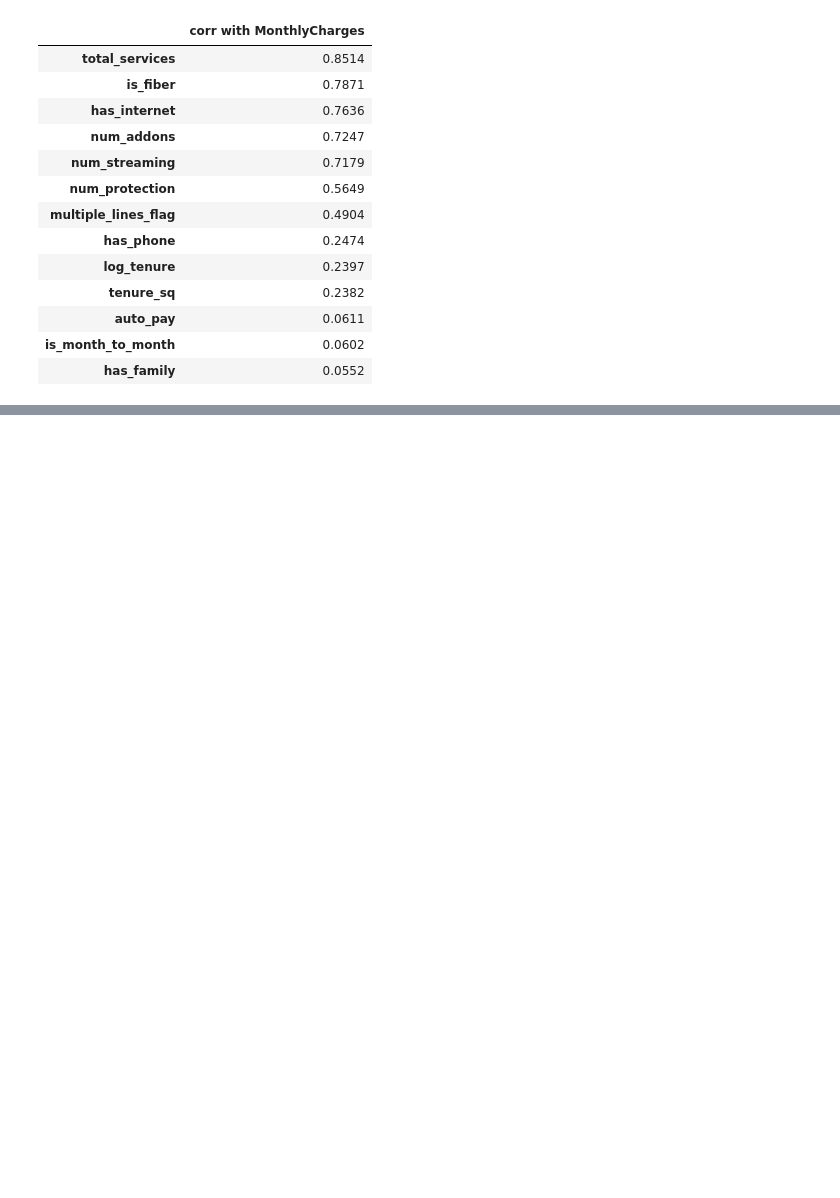
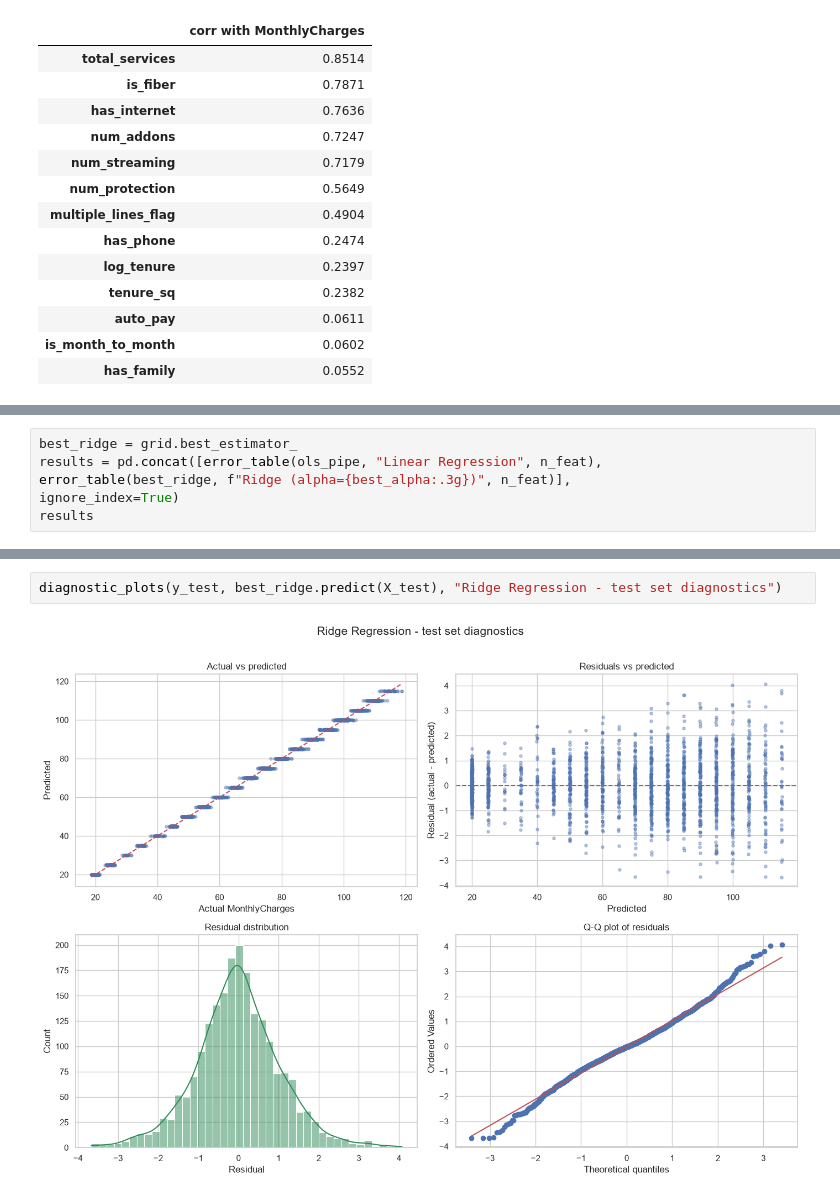
Before and after one commit to anojpradhan/learningDS, a Jupyter notebook: 02_ridge_regression.ipynb, the cells around one changed output, grey strips where cells are left out. Drawn from its saved outputs; the diff is of its cells as text; blank space fills up the shorter version.

```diff
--- a/02_ridge_regression.ipynb
+++ b/02_ridge_regression.ipynb
@@ -204,0 +401,6 @@ corr_with_target.to_frame("corr with MonthlyCharges")
+# %%
+best_ridge = grid.best_estimator_
+results = pd.concat([error_table(ols_pipe, "Linear Regression", n_feat),
+error_table(best_ridge, f"Ridge (alpha={best_alpha:.3g})", n_feat)],
+ignore_index=True)
+results
@@ -204,0 +421,4 @@ corr_with_target.to_frame("corr with MonthlyCharges")
+# %%
+diagnostic_plots(y_test, best_ridge.predict(X_test), "Ridge Regression - test set diagnostics")
+# %% [output]
+[figure, added]
```
Also changed, not shown: parts of 21 cells of this notebook.
